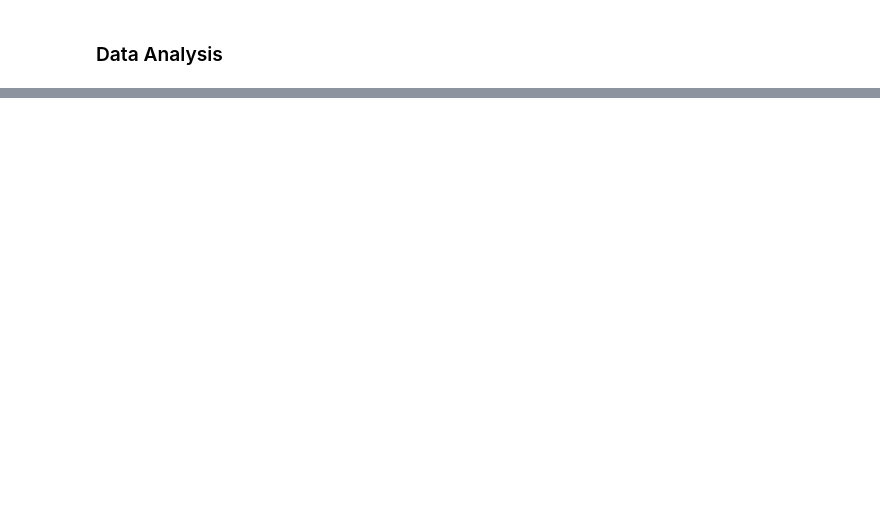
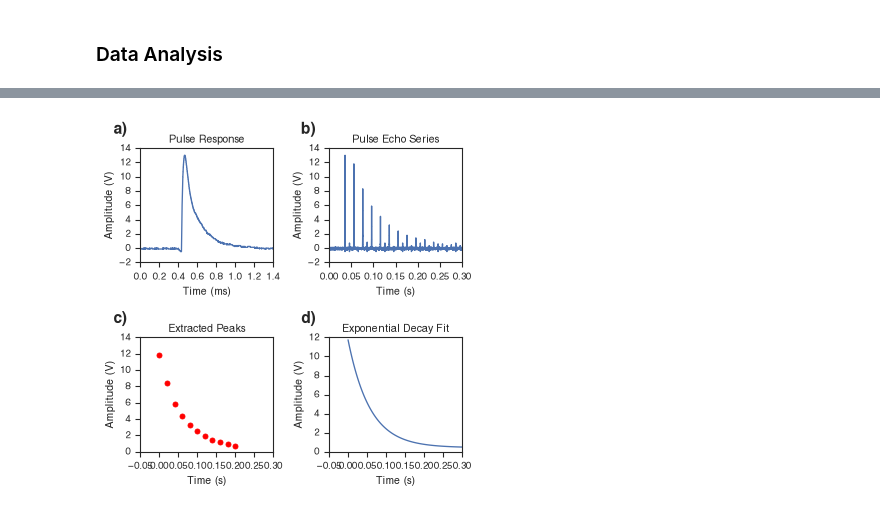
Before and after one commit to Amenhotep314/advanced_lab, a Jupyter notebook: nmr/nmr.ipynb, the cells around one changed output, grey strips where cells are left out. Saved outputs shown, nothing was run; the diff lists cells and outputs as text; code cells hidden in the pictures; blank space fills up the shorter version.

```diff
--- a/nmr/nmr.ipynb
+++ b/nmr/nmr.ipynb
@@ -120,0 +312,44 @@ plt.savefig("figure_2.png", dpi=600)
+# %%
+fig, ax = plt.subplots(2, 2, figsize=(4.875, 4.875))
+
+data = data_dict["oil"][0]
+
+ax[0, 0].plot(data[0][178000:185000] * 1e3 - 35.6, data[1][178000:185000])
+ax[0, 0].set_xlabel("Time (ms)")
+ax[0, 0].set_ylabel("Amplitude (V)")
+ax[0, 0].set_title("Pulse Response")
+ax[0, 0].text(-0.1, 1.1, "a)", transform=ax[0, 0].transAxes, fontsize=14, fontweight='bold', ha='right', va='bottom')
+
+
+ax[0, 1].plot(data[0], data[1])
+ax[0, 1].set_xlabel("Time (s)")
+ax[0, 1].set_ylabel("Amplitude (V)")
+ax[0, 1].set_xlim([0, 0.3])
+ax[0, 1].set_title("Pulse Echo Series")
+ax[0, 1].text(-0.1, 1.1, "b)", transform=ax[0, 1].transAxes, fontsize=14, fontweight='bold', ha='right', va='bottom')
+
+times = plot_dict["oil"]["times"]
+means = plot_dict["oil"]["means"]
+ax[1, 0].scatter(times, means, color="red")
+ax[1, 0].set_xlim([-0.05, 0.3])
+ax[1, 0].set_xlabel("Time (s)")
+ax[1, 0].set_ylabel("Amplitude (V)")
+ax[1, 0].set_title("Extracted Peaks")
+ax[1, 0].text(-0.1, 1.1, "c)", transform=ax[1, 0].transAxes, fontsize=14, fontweight='bold', ha='right', va='bottom')
+
+space = np.linspace(0, 0.3, 100)
+fit = model_dict["oil"]
+model = lambda t, M_0, T_2, b: M_0 * np.exp(-t / T_2) + b
+ax[1, 1].set_xlim([-0.05, 0.3])
+ax[1, 1].set_xlabel("Time (s)")
+ax[1, 1].set_ylabel("Amplitude (V)")
+ax[1, 1].set_title("Exponential Decay Fit")
+ax[1, 1].text(-0.1, 1.1, "d)", transform=ax[1, 1].transAxes, fontsize=14, fontweight='bold', ha='right', va='bottom')
+
+vals = model(space, *fit[0])
+ax[1, 1].plot(space, vals)
+
+fig.tight_layout()
+plt.savefig("figure_4.png", dpi=600)
+# %% [output]
+[figure, added]
```
Also changed, not shown: parts of 18 cells of this notebook, 5 other files.
